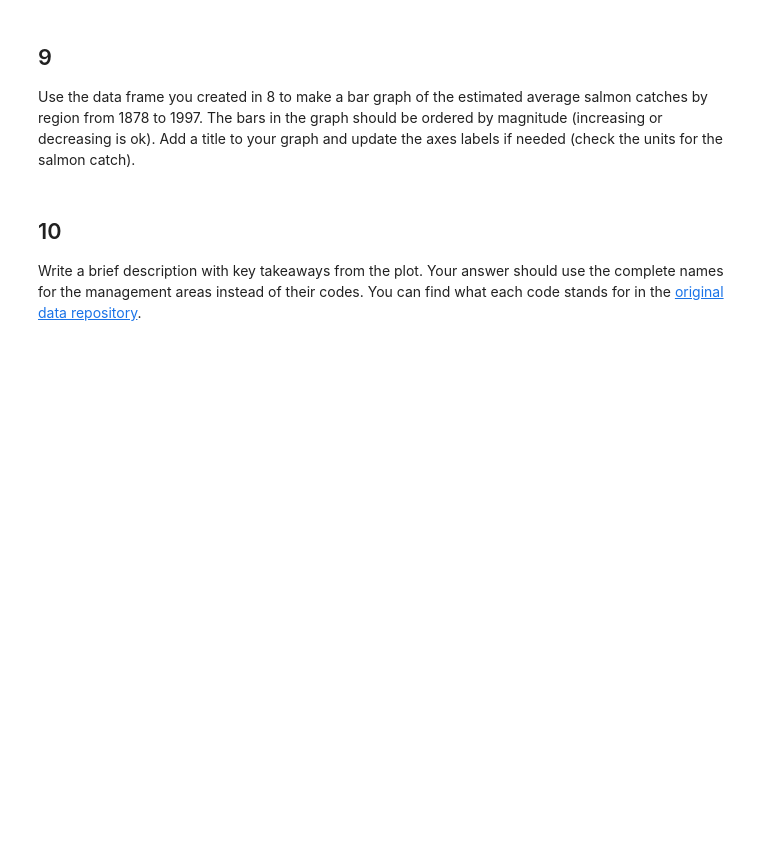
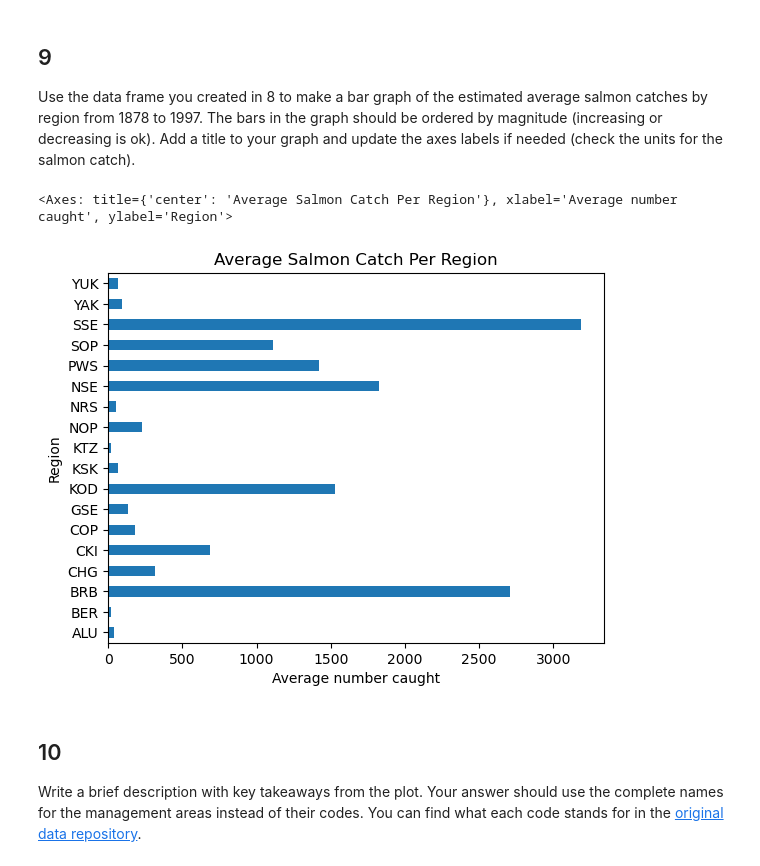
Before and after one commit to emaliap/eds220-hwk2, a Jupyter notebook: task2/hwk2-task2-salmon.ipynb, the cells around one changed output. Cells and saved outputs as stored; diff of their text form; code cells hidden in the pictures; blank space fills up the shorter version.

```diff
--- a/task2/hwk2-task2-salmon.ipynb
+++ b/task2/hwk2-task2-salmon.ipynb
@@ -242,5 +239,9 @@ In the next cell:
 # %%
 # Update 'Catch' to integers data type
 
-catch_column_type = catch_data['Catch'].astype('int64')
+catch_data['Catch'] = catch_data['Catch'].astype('int64')
+
+# Store 'Catch' column's data type as new variable
+
+catch_column_type = catch_data['Catch'].dtypes
 catch_column_type
@@ -256,0 +259,5 @@ avg_region
+# %%
+# Create a dataframe of mean
+
+avg_region = catch_data.groupby('Region')['Catch'].mean()
+avg_region
@@ -264,6 +294,14 @@ grader.check("q8")
 ## 9
 
 Use the data frame you created in 8 to make a bar graph of the estimated average salmon catches by region from 1878 to 1997. The bars in the graph should be ordered by magnitude (increasing or decreasing is ok). Add a title to your graph and update the axes labels if needed (check the units for the salmon catch).
+# %%
+avg_region.plot(kind='barh',
+                title = 'Average Salmon Catch Per Region',
+                xlabel = 'Average number caught',
+                ylabel = 'Region')
+# %% [output]
+<Axes: title={'center': 'Average Salmon Catch Per Region'}, xlabel='Average number caught', ylabel='Region'>
+[figure, added]
 # %% [markdown]
 <!-- END QUESTION -->
 
```
Also changed, not shown: parts of 6 cells of this notebook.
